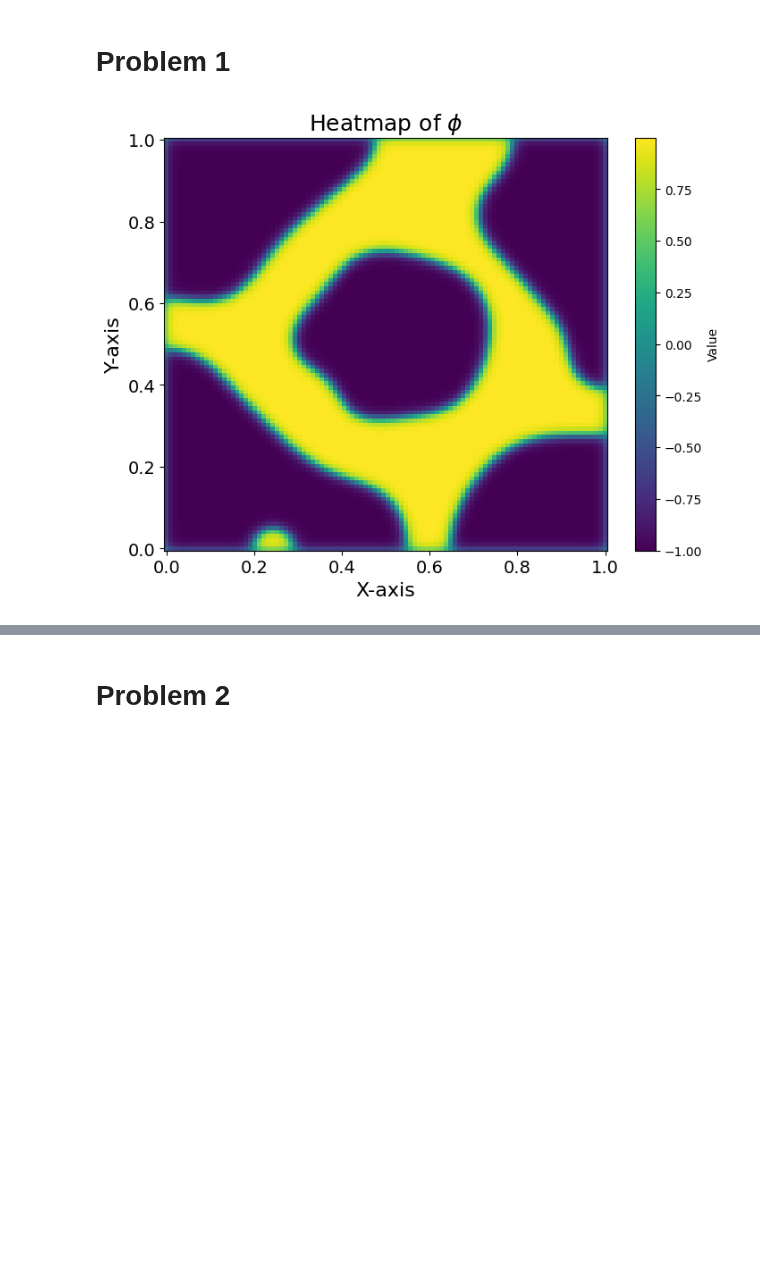
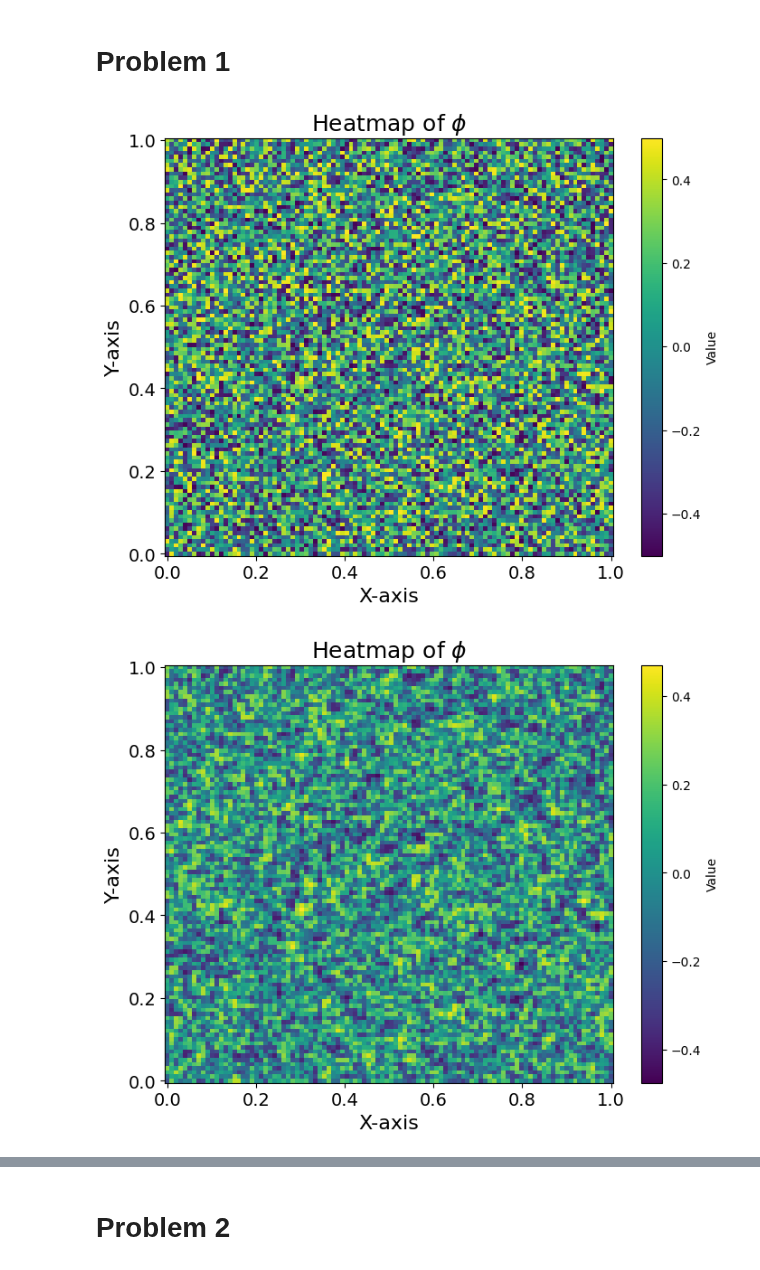
Before and after one commit to andrewholmberg/math_550_numerical_pdes, a Jupyter notebook: Homework 3/homework_3.ipynb, the cells around one changed output, grey strips where cells are left out. Saved outputs shown, nothing was run; the diff lists cells and outputs as text; code cells hidden in the pictures; blank space fills up the shorter version.

```diff
--- a/Homework 3/homework_3.ipynb
+++ b/Homework 3/homework_3.ipynb
@@ -13,7 +13,7 @@ yy = xx
 dx = xx[1] - xx[0]
 dy = dx
 epsilon = dx
-dt = .1
+dt = .01
 # %%
 def create_1d_laplacian(n):
     """Creates a 1D Laplacian matrix of size n x n."""
@@ -61,9 +61,9 @@ def tictactoe_u0(N,randomized=True):
     U_0[:,N//3] = 1
     return U_0
 # %%
-np.random.seed(26)
-# U0 = np.random.random((N,N))
-U0 = circular_u0(N,False,True)
+np.random.seed(55)
+U0 = np.random.random((N,N))
+# U0 = circular_u0(N,False,True)
 # U0 = tictactoe_u0(N)
 U0 = U0 - np.mean(U0)
 lap = create_2d_laplacian(N,dx)
@@ -112,19 +112,22 @@ uu,tt = run_forward_method(u0_flat,f,lap,0,50,dt)
 # %%
 import matplotlib.pyplot as plt
 import numpy as np
 
 # Sample data for demonstration
 # x, y = 1D arrays for axis values
 # U = 2D array with values
-U = uu[-1].reshape(N,N)
 
-plt.figure(figsize=(8, 6))
-plt.pcolormesh(xx, yy, U, shading='auto', cmap='viridis')  # Shading 'auto' prevents visual artifacts
-plt.colorbar(label='Value')  # Add a color bar to show value scale
-plt.xlabel('X-axis',fontsize = 16)
-plt.ylabel('Y-axis',fontsize=16)
-plt.tick_params(axis='both', which='major', labelsize=14)
-plt.title(r'Heatmap of $\phi$',fontsize = 18)
-plt.show()
+for i in [0,15,-1]:
+    U = uu[i].reshape(N,N)
+
+    plt.figure(figsize=(8, 6))
+    plt.pcolormesh(xx, yy, U, shading='auto', cmap='viridis')  # Shading 'auto' prevents visual artifacts
+    plt.colorbar(label='Value')  # Add a color bar to show value scale
+    plt.xlabel('X-axis',fontsize = 16)
+    plt.ylabel('Y-axis',fontsize=16)
+    plt.tick_params(axis='both', which='major', labelsize=14)
+    plt.title(r'Heatmap of $\phi$',fontsize = 18)
+    plt.show()
 # %% [output]
-[figure, old version]
+[figure, new version]
+[figure, added]
```
Also changed, not shown: parts of 10 cells of this notebook, 15 other files.
